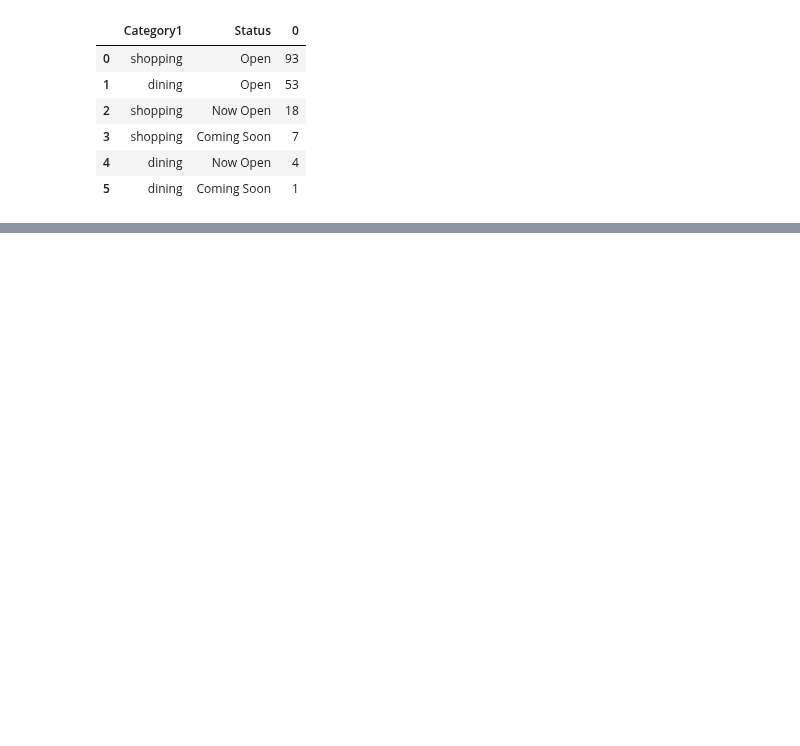
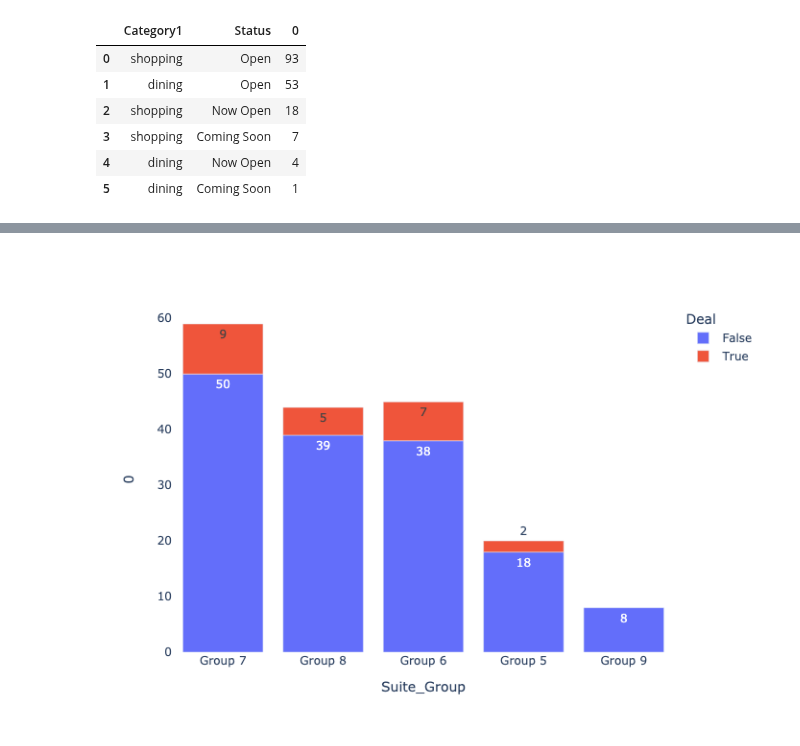
Before and after one commit to pedrosanhueza/Web-Scrape, a Jupyter notebook: Irvine Spectrum Center/Spectrum_WebScraper.ipynb, the cells around one changed output, grey strips where cells are left out. Cells and saved outputs as stored; diff of their text form; code cells hidden in the pictures; blank space fills up the shorter version.

```diff
--- a/Irvine Spectrum Center/Spectrum_WebScraper.ipynb
+++ b/Irvine Spectrum Center/Spectrum_WebScraper.ipynb
@@ -151,12 +159,14 @@ fig.show()
 # %%
 data['Suite_Group'] = data.Suite.apply(lambda x: 'Group '+x[0])
 
 data_suite = data[['Suite_Group','Deal']].value_counts().reset_index()
 
 px.bar(
     data_suite,
     y=0,
     x='Suite_Group',
     color="Deal",
     text_auto=True
-).update_layout({'plot_bgcolor': 'rgba(0, 0, 0, 0)'})
+).update_layout({'plot_bgcolor': 'rgba(0, 0, 0, 0)'}).show('png')
+# %% [output]
+[figure, added]
```
Also changed, not shown: parts of 5 cells of this notebook.
